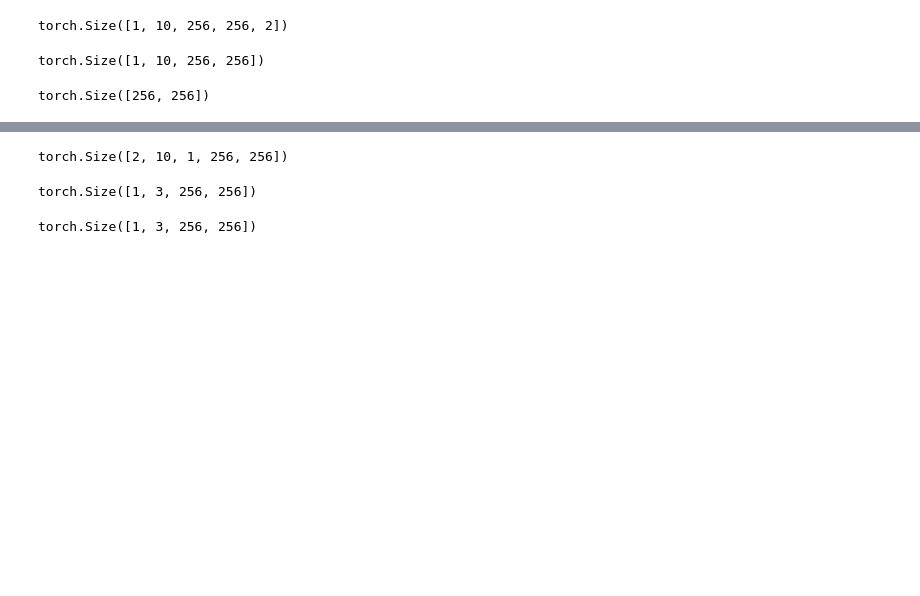
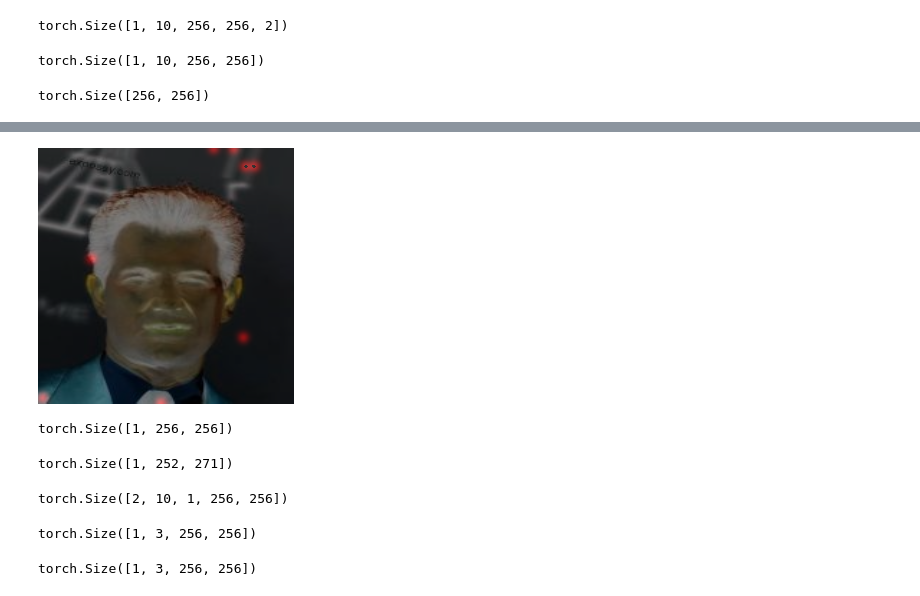
Before and after one commit to puhuk/Research_notes, a Jupyter notebook: Unsupervised_video_generation/Monkey-Net_from_scratch/Visualization.ipynb, the cells around one changed output, grey strips where cells are left out. Drawn from its saved outputs; the diff is of its cells as text; code cells hidden in the pictures; blank space fills up the shorter version.

```diff
--- a/Unsupervised_video_generation/Monkey-Net_from_scratch/Untitled.ipynb
+++ b/Unsupervised_video_generation/Monkey-Net_from_scratch/Visualization.ipynb
@@ -173,3 +209,17 @@ RuntimeError: Can't call numpy() on Tensor that requires grad. Use tensor.detach
+# %%
+res
+# %% [output]
+[figure, added]
+# %%
+torch.Tensor(out[0][0]+out[0][1]+out[0][2]+out[0][3]+out[0][4]+out[0][5]+out[0][6]+out[0][7]).unsqueeze(0).shape
+# %% [output]
+torch.Size([1, 256, 256])
+# %%
+heatmap = torch.empty(1, 252, 271).uniform_(0, 1)
+print(heatmap.shape)
+heatmap = torch.cat((heatmap, torch.zeros(2, 252, 271)))
+# %% [output]
+torch.Size([1, 252, 271])
 # %%
 d3_hourglass = Hourglass(dimension=3)
 # %%
```
Also changed, not shown: parts of 11 cells of this notebook, 2 other files.
